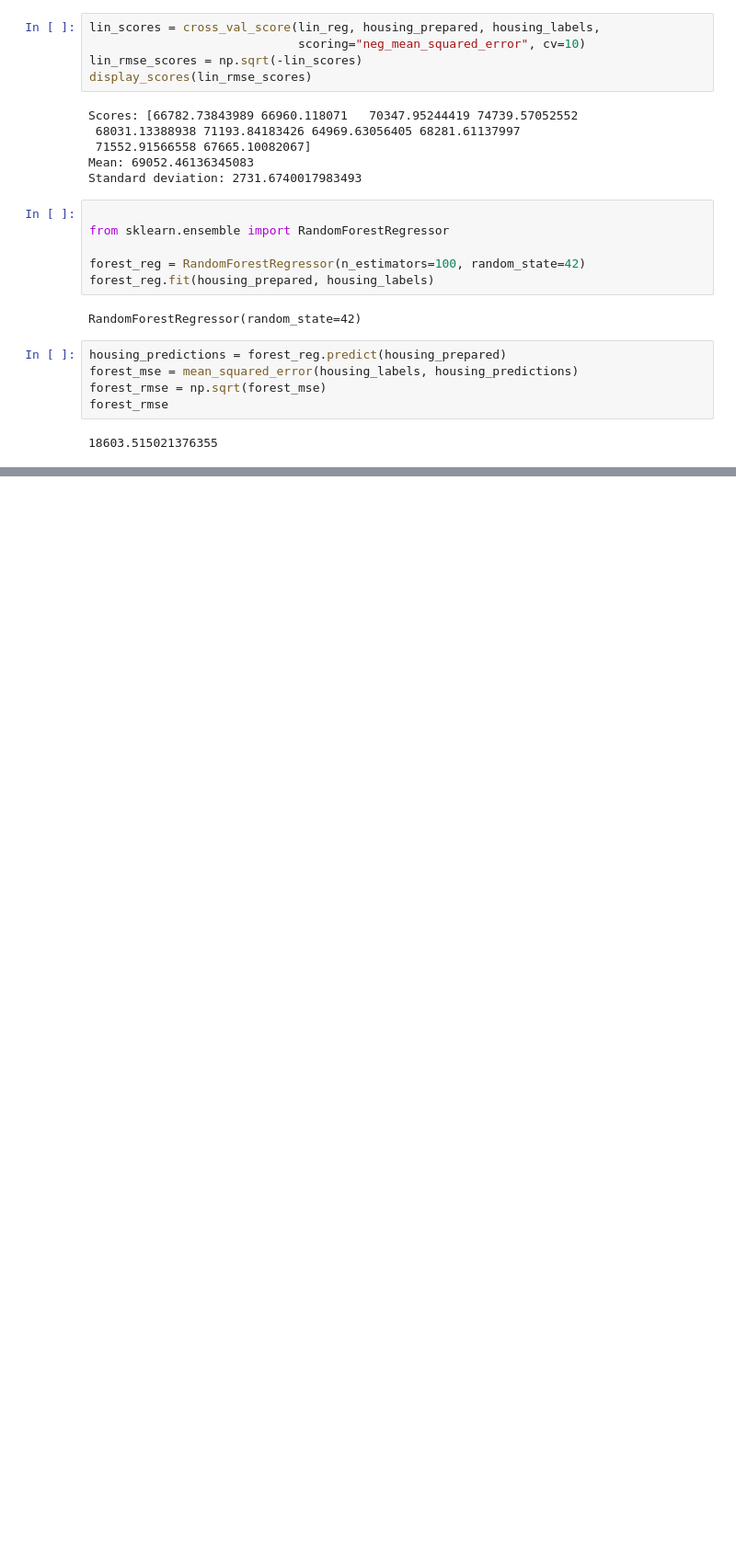
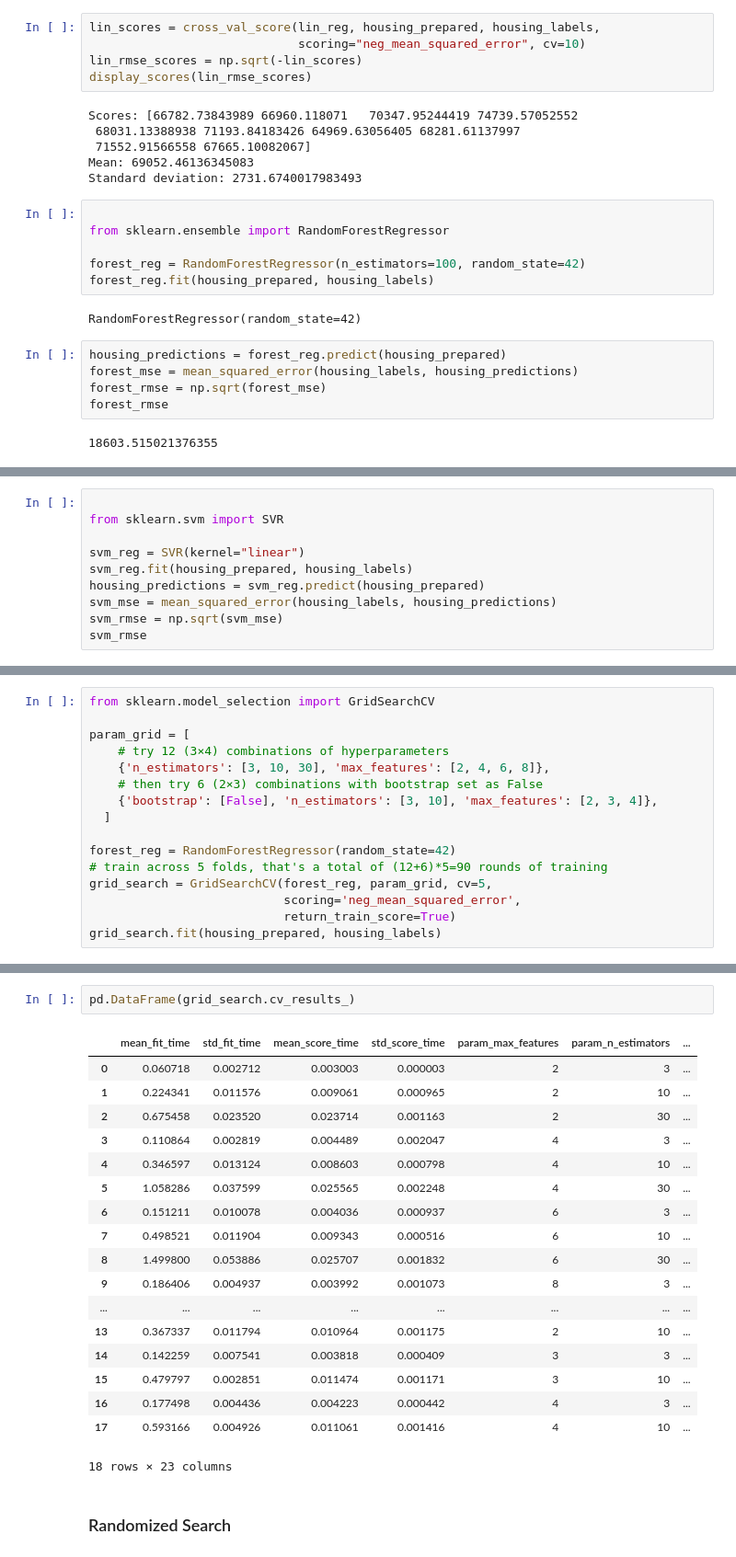
Before and after one commit to ayushi2019031/ML-Fundamentals, a Jupyter notebook: Chapter2_exercises/Chapter2.ipynb, the cells around one changed output, grey strips where cells are left out. Shown at 92% size. Drawn from its saved outputs; the diff is of its cells as text; blank space fills up the shorter version.

```diff
--- a/Chapter2_exercises/Chapter2.ipynb
+++ b/Chapter2_exercises/Chapter2.ipynb
@@ -883,0 +900,10 @@ pd.Series(np.sqrt(-scores)).describe()
+# %%
+
+from sklearn.svm import SVR
+
+svm_reg = SVR(kernel="linear")
+svm_reg.fit(housing_prepared, housing_labels)
+housing_predictions = svm_reg.predict(housing_prepared)
+svm_mse = mean_squared_error(housing_labels, housing_predictions)
+svm_rmse = np.sqrt(svm_mse)
+svm_rmse
@@ -883,0 +915,16 @@ pd.Series(np.sqrt(-scores)).describe()
+# %%
+from sklearn.model_selection import GridSearchCV
+
+param_grid = [
+    # try 12 (3×4) combinations of hyperparameters
+    {'n_estimators': [3, 10, 30], 'max_features': [2, 4, 6, 8]},
+    # then try 6 (2×3) combinations with bootstrap set as False
+    {'bootstrap': [False], 'n_estimators': [3, 10], 'max_features': [2, 3, 4]},
+  ]
+
+forest_reg = RandomForestRegressor(random_state=42)
+# train across 5 folds, that's a total of (12+6)*5=90 rounds of training
+grid_search = GridSearchCV(forest_reg, param_grid, cv=5,
+                           scoring='neg_mean_squared_error',
+                           return_train_score=True)
+grid_search.fit(housing_prepared, housing_labels)
@@ -883,0 +970,23 @@ pd.Series(np.sqrt(-scores)).describe()
+# %%
+pd.DataFrame(grid_search.cv_results_)
+# %% [output]
+|  | mean_fit_time | std_fit_time | mean_score_time | std_score_time | param_max_features | param_n_estimators | ... |
+| 0 | 0.060718 | 0.002712 | 0.003003 | 0.000003 | 2 | 3 | ... |
+| 1 | 0.224341 | 0.011576 | 0.009061 | 0.000965 | 2 | 10 | ... |
+| 2 | 0.675458 | 0.023520 | 0.023714 | 0.001163 | 2 | 30 | ... |
+| 3 | 0.110864 | 0.002819 | 0.004489 | 0.002047 | 4 | 3 | ... |
+| 4 | 0.346597 | 0.013124 | 0.008603 | 0.000798 | 4 | 10 | ... |
+| 5 | 1.058286 | 0.037599 | 0.025565 | 0.002248 | 4 | 30 | ... |
+| 6 | 0.151211 | 0.010078 | 0.004036 | 0.000937 | 6 | 3 | ... |
+| 7 | 0.498521 | 0.011904 | 0.009343 | 0.000516 | 6 | 10 | ... |
+| 8 | 1.499800 | 0.053886 | 0.025707 | 0.001832 | 6 | 30 | ... |
+| 9 | 0.186406 | 0.004937 | 0.003992 | 0.001073 | 8 | 3 | ... |
+| ... | ... | ... | ... | ... | ... | ... | ... |
+| 13 | 0.367337 | 0.011794 | 0.010964 | 0.001175 | 2 | 10 | ... |
+| 14 | 0.142259 | 0.007541 | 0.003818 | 0.000409 | 3 | 3 | ... |
+| 15 | 0.479797 | 0.002851 | 0.011474 | 0.001171 | 3 | 10 | ... |
+| 16 | 0.177498 | 0.004436 | 0.004223 | 0.000442 | 4 | 3 | ... |
+| 17 | 0.593166 | 0.004926 | 0.011061 | 0.001416 | 4 | 10 | ... |
+18 rows × 23 columns
+# %% [markdown]
+### Randomized Search
```
Also changed, not shown: parts of 34 cells of this notebook, 1 other file.
